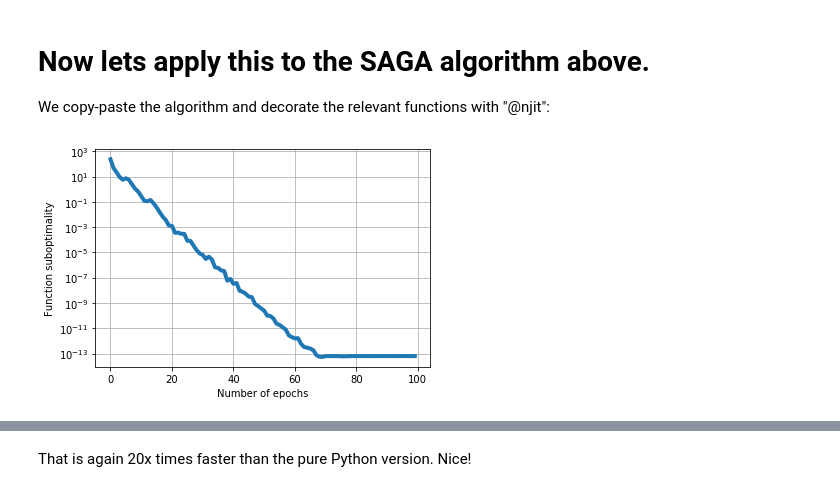
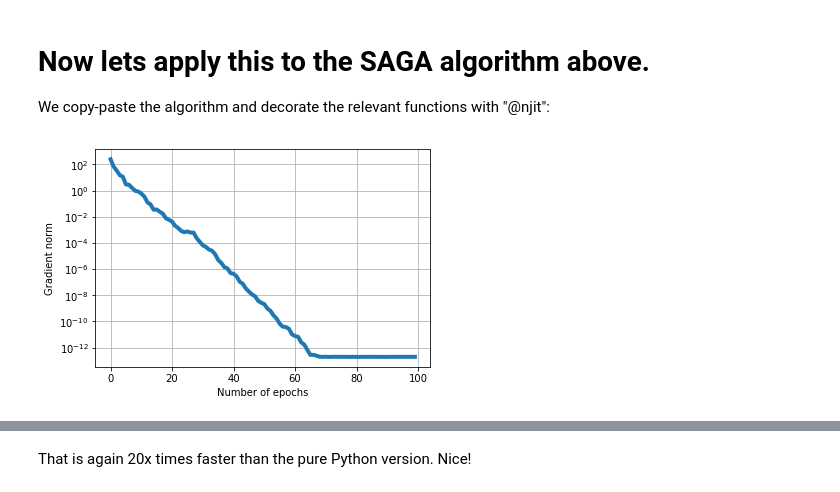
Before and after one commit to fabianp/DSOML_2017, a Jupyter notebook: 03-SAGA_algorithm.ipynb, the cells around one changed output, grey strips where cells are left out. Drawn from its saved outputs; the diff is of its cells as text; code cells hidden in the pictures.

```diff
--- a/03-SAGA_algorithm.ipynb
+++ b/03-SAGA_algorithm.ipynb
@@ -94,7 +96,7 @@ def SAGA(A, b, max_iter=100):
         mean_grad[:] = 0
         for j in range(n_samples):
             mean_grad += old_grad[j] / n_samples
-        saga_update = XXX
+        saga_update = XXXXX
 
         # .. make update ..
         theta_k = theta_k - step_size * saga_update
@@ -221,12 +223,12 @@ sol_jit, grad_history_jit = SAGA_jit(A, b)
 # %%
 plt.plot(grad_history_jit, lw=4)
 plt.grid()
 plt.yscale('log')
-plt.ylabel('Function suboptimality')
+plt.ylabel('Gradient norm')
 plt.xlabel('Number of epochs')
 plt.show()
 # %% [output]
-[figure, old version]
+[figure, new version]
 # %%
 # .. time the algorithm ..
 %timeit SAGA_jit(A, b)
```
Also changed, not shown: parts of 7 cells of this notebook, 1 other file.
